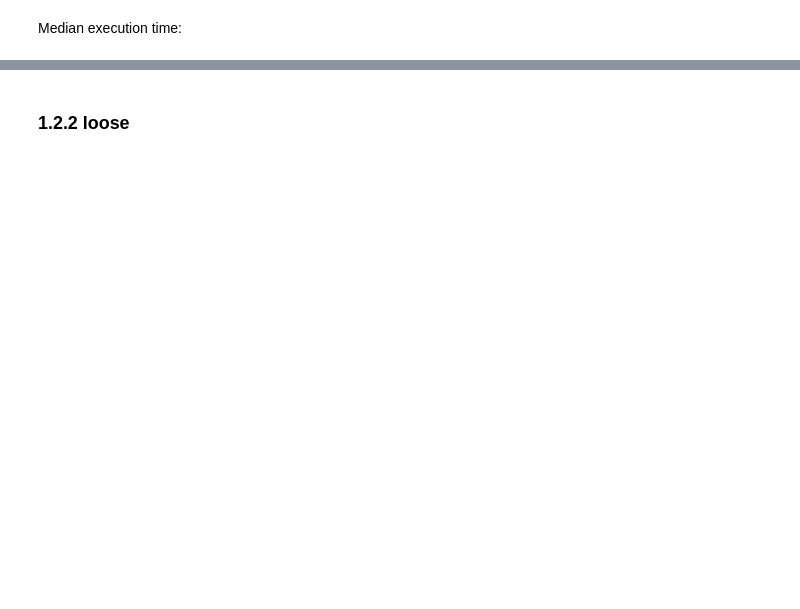
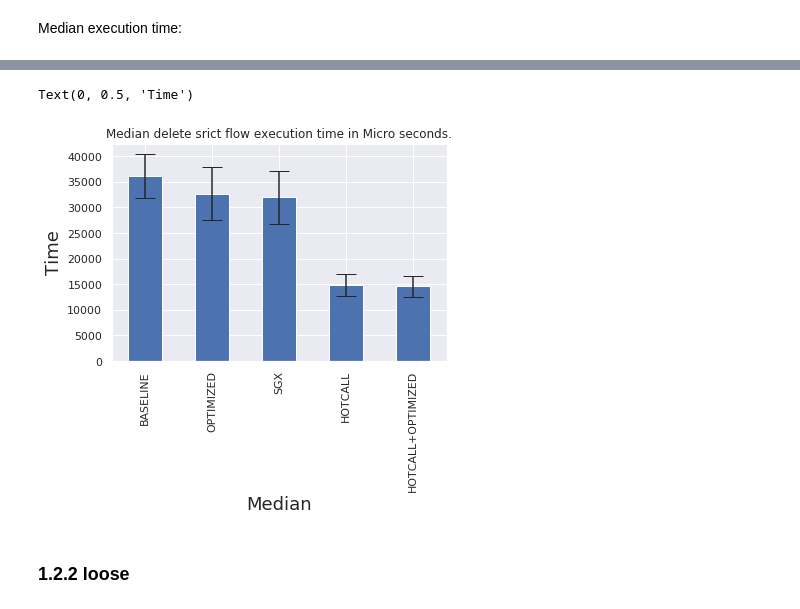
Before and after one commit to jakobsvenningsson/ovs-sgx, a Jupyter notebook: benchmark/results.ipynb, the cells around one changed output, grey strips where cells are left out. Drawn from its saved outputs; the diff is of its cells as text; code cells hidden in the pictures; blank space fills up the shorter version.

```diff
--- a/benchmark/results.ipynb
+++ b/benchmark/results.ipynb
@@ -47,3 +106,6 @@ del_flow_strict_df = pd.read_csv(DATA_PATH + "/del_flow_strict.csv");
+# %%
+del_flow_strict_df = del_flow_strict_df\
+    .mask(del_flow_strict_df > del_flow_strict_df.quantile(0.95), axis=0)
 # %% [markdown]
 Median execution time:
 # %%
@@ -55,2 +123,14 @@ dtype: float64
+# %%
+ax = del_flow_strict_df \
+    .median() \
+    .sort_values(ascending=False) \
+    .plot(kind='bar',
+          title="Median delete srict flow execution time in Micro seconds.",
+          capsize=10, yerr=del_flow_strict_df.std().tolist())
+ax.set_xlabel('Median', fontsize=18)
+ax.set_ylabel('Time', fontsize=18)
+# %% [output]
+Text(0, 0.5, 'Time')
+[figure, added]
 # %% [markdown]
 ### 1.2.2 loose
```
Also changed, not shown: parts of 25 cells of this notebook, 59 other files.
